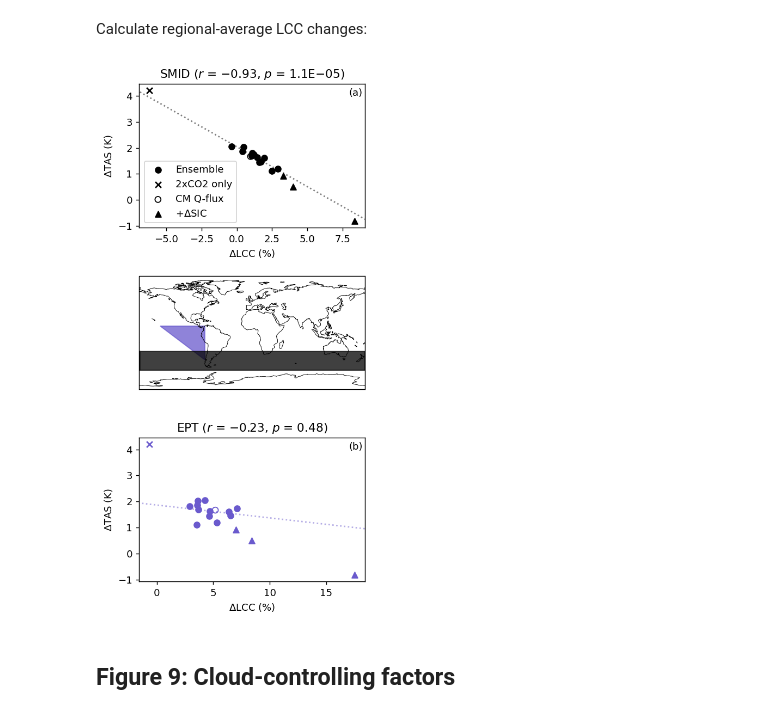
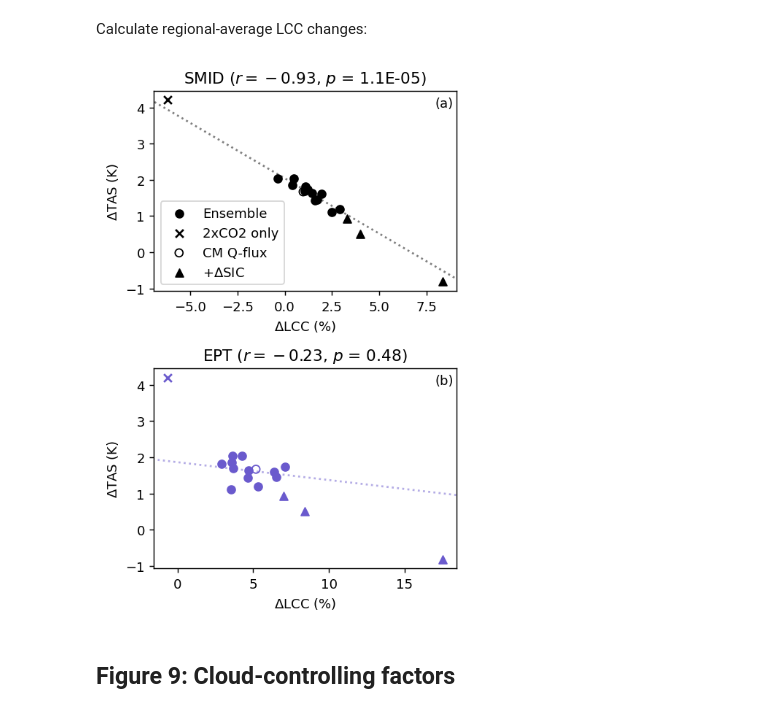
Before and after one commit to r-ford/FRR-24, a Jupyter notebook: nonfeedback-figures.ipynb, the cells around one changed output. Drawn from its saved outputs; the diff is of its cells as text; code cells hidden in the pictures.

```diff
--- a/nonfeedback-figures.ipynb
+++ b/nonfeedback-figures.ipynb
@@ -57,0 +39,7 @@ chfds_dataset = xr.concat(ctemp_hfds_dataset, 'model')
+# %%
+URL = 'https://js2.jetstream-cloud.org:8001/'
+path = f'pythia/OHUTCR-data'
+fs = fsspec.filesystem("s3", anon=True, client_kwargs=dict(endpoint_url=URL))
+pattern = f's3://{path}/*.nc'
+files = sorted(fs.glob(pattern))
+files
@@ -57,0 +54,3 @@ chfds_dataset = xr.concat(ctemp_hfds_dataset, 'model')
+# %%
+fileset = [fs.open(file) for file in files]
+fileset
@@ -66,8 +73,8 @@ chfds_dataset = xr.concat(ctemp_hfds_dataset, 'model')
 | `resp_cold` | +$\Delta$SIC |
 | `resp_co2` | 2xCO2 only |
 # %%
-ctrl = xr.open_dataset('/roselab_rit/rford/OHUTCR-data/CESM1-CAM5_ctrl.cam.h0.mean.nc').isel(time=0).drop('time')
-response = xr.open_dataset('/roselab_rit/rford/OHUTCR-data/warm13-model-tcr-mean-output.nc').drop_sel(model='GFDL-ESM2G')
-resp_em = xr.open_dataset('/roselab_rit/rford/OHUTCR-data/cmip5em-tcr-mean-output.nc')
-resp_cold = xr.open_dataset('/roselab_rit/rford/OHUTCR-data/cold4-model-tcr-mean-output.nc').drop_sel(model='ACCESS1-0')
-resp_co2 = xr.open_dataset('/roselab_rit/rford/OHUTCR-data/CESM1-CAM5_CO2.cam.h0.mean.nc').isel(time=0).drop('time')
+ctrl = xr.open_dataset(fileset[1]).isel(time=0).drop('time')
+response = xr.open_dataset(fileset[6]).drop_sel(model='GFDL-ESM2G')
+resp_em = xr.open_dataset(fileset[3])
+resp_cold = xr.open_dataset(fileset[4]).drop_sel(model='ACCESS1-0')
+resp_co2 = xr.open_dataset(fileset[0]).isel(time=0).drop('time')
@@ -495,55 +858,55 @@ smid_co2_lcc = global_average(co2_lcc.where((co2_lcc.lat < -30) & (co2_lcc.lat >
 ecs = global_average(ecs_map)
 cold_tcr = global_average(cold_tcr_map)
 # %%
-fig2 = plt.figure(figsize=(4, 8), dpi=130)
+fig2 = plt.figure(figsize=(4, 6), dpi=130)
 
 x = np.linspace(-10, 20, 20)
 
 z1 = np.polyfit(smid_lcc, tcr, 1)
 m1, b1 = z1[0], z1[1]
 
-ax1 = plt.subplot(3, 1, 1)
+ax1 = plt.subplot(2, 1, 1)
 ax1.scatter(smid_lcc, tcr, color='k', label='Ensemble')
 ax1.scatter(smid_co2_lcc, ecs, color='k', marker='x', label='2xCO2 only')
 ax1.scatter(smid_em_lcc, em_tcr, color='k', facecolors='none', label='CM Q-flux')
 ax1.scatter(smid_cold_lcc, cold_tcr, color='k', marker='^', label='+$\Delta$SIC')
 ax1.set_ylabel('$\Delta$TAS (K)')
 ax1.set_xlabel('$\Delta$LCC (%)')
-ax1.set_title(('SMID ($r$ = %.2f, $p$ = %.1E)' %(pearsonr(smid_lcc, gmst)[0], pearsonr(smid_lcc, gmst)[1])).replace("-", u"\u2212"))
+ax1.set_title(('SMID ($r = %.2f$, $p$ = %.1E)' %(pearsonr(smid_lcc, gmst)[0], pearsonr(smid_lcc, gmst)[1])))
 xlim, ylim = ax1.get_xlim(), ax1.get_ylim()
 ax1.plot(x, m1*x+b1, color='k', linestyle=':', alpha=0.5)
 ax1.set_xlim(xlim)
 ax1.set_ylim(ylim)
 ax1.legend(loc='lower left')
 
 z3 = np.polyfit(eptri_lcc, tcr, 1)
 m3, b3 = z3[0], z3[1]
 
-ax3 = plt.subplot(3, 1, 3)
+ax3 = plt.subplot(2, 1, 2)
 ax3.scatter(eptri_lcc, tcr, color='slateblue')
 ax3.scatter(eptri_cold_lcc, cold_tcr, color='slateblue', marker='^')
 ax3.scatter(eptri_em_lcc, em_tcr, color='slateblue', facecolors='none')
 ax3.scatter(eptri_co2_lcc, ecs, color='slateblue', marker='x')
 ax3.set_ylabel('$\Delta$TAS (K)')
 ax3.set_xlabel('$\Delta$LCC (%)')
-ax3.set_title(('EPT ($r$ = %.2f, $p$ = %.2f)' %(pearsonr(eptri_lcc, gmst)[0], pearsonr(eptri_lcc, gmst)[1])).replace("-", u"\u2212"))
+ax3.set_title(('EPT ($r = %.2f$, $p$ = %.2f)' %(pearsonr(eptri_lcc, gmst)[0], pearsonr(eptri_lcc, gmst)[1])))
 xlim3, ylim3 = ax3.get_xlim(), ax3.get_ylim()
 ax3.plot(x, m3*x+b3, color='slateblue', linestyle=':', alpha=0.5)
 ax3.set_xlim(xlim3)
 ax3.set_ylim(ylim3)
 
-ax2 = plt.subplot(3, 1, 2, projection=ccrs.PlateCarree(central_longitude=0))
-ax2.set_extent([0, 359, -90, 90], crs=ccrs.PlateCarree(central_longitude=0))
-ax2.add_patch(mpatches.Polygon(xy=[[213.333, 10], [285, 10], [285, -43.75]], facecolor='slateblue', edgecolor='slateblue', alpha=0.75, transform=ccrs.PlateCarree()))
-ax2.add_patch(mpatches.Rectangle(xy=[-180, -60], width=361, height=30, facecolor='k', edgecolor='k', alpha=0.75, transform=ccrs.PlateCarree()))
-ax2.coastlines(linewidth=0.5)
+# ax2 = plt.subplot(3, 1, 2, projection=ccrs.PlateCarree(central_longitude=0))
+# ax2.set_extent([0, 359, -90, 90], crs=ccrs.PlateCarree(central_longitude=0))
+# ax2.add_patch(mpatches.Polygon(xy=[[213.333, 10], [285, 10], [285, -43.75]], facecolor='slateblue', edgecolor='slateblue', alpha=0.75, transform=ccrs.PlateCarree()))
+# ax2.add_patch(mpatches.Rectangle(xy=[-180, -60], width=361, height=30, facecolor='k', edgecolor='k', alpha=0.75, transform=ccrs.PlateCarree()))
+# ax2.coastlines(linewidth=0.5)
 
 ax1.text(.99, .97, '(a)', ha='right', va='top', transform=ax1.transAxes)
 ax3.text(.99, .97, '(b)', ha='right', va='top', transform=ax3.transAxes)
 
 plt.tight_layout()
 # %% [output]
-[figure, old version]
+[figure, new version]
 # %% [markdown]
 ## Figure 9: Cloud-controlling factors
 # %% [markdown]
```
Also changed, not shown: parts of 35 cells of this notebook, 3 other files.
